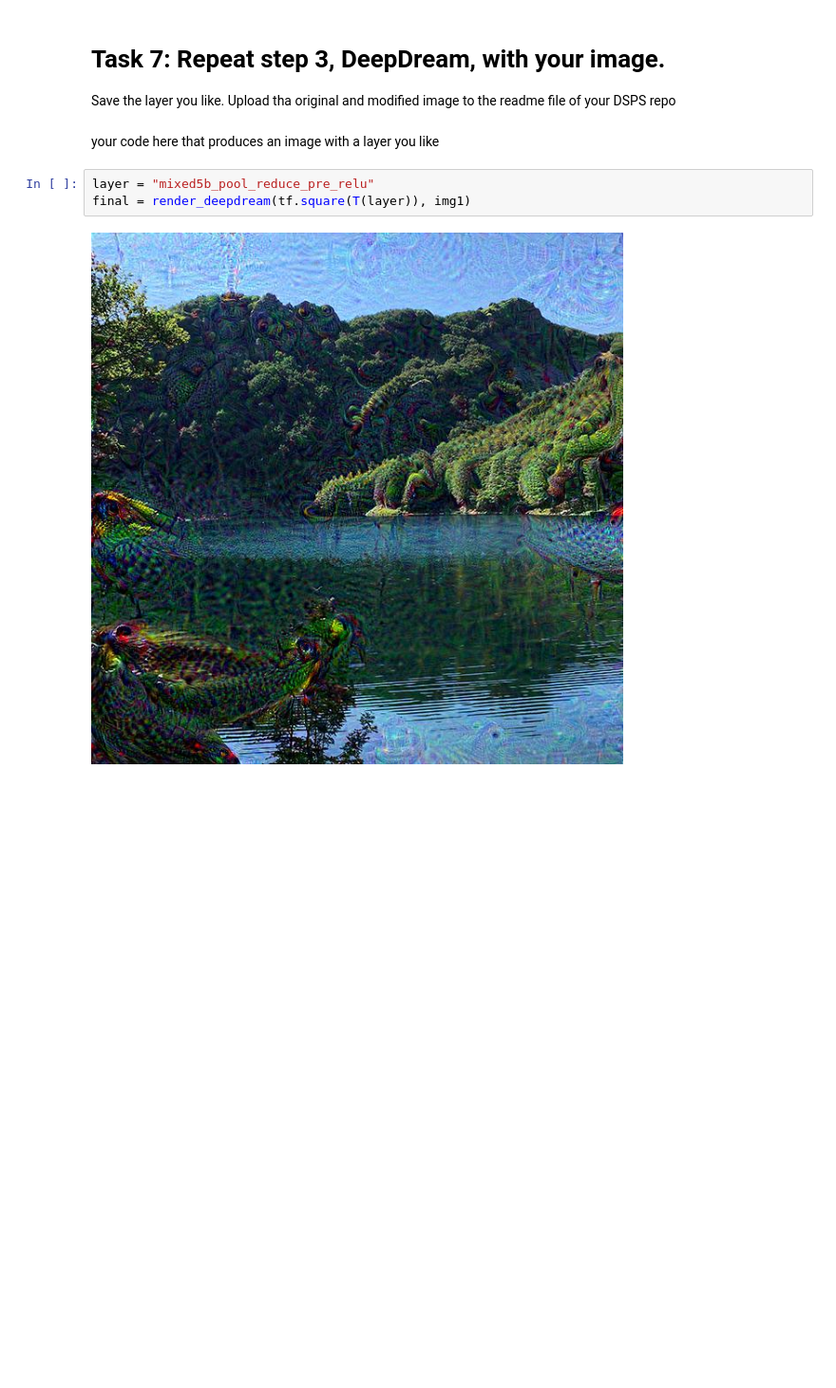
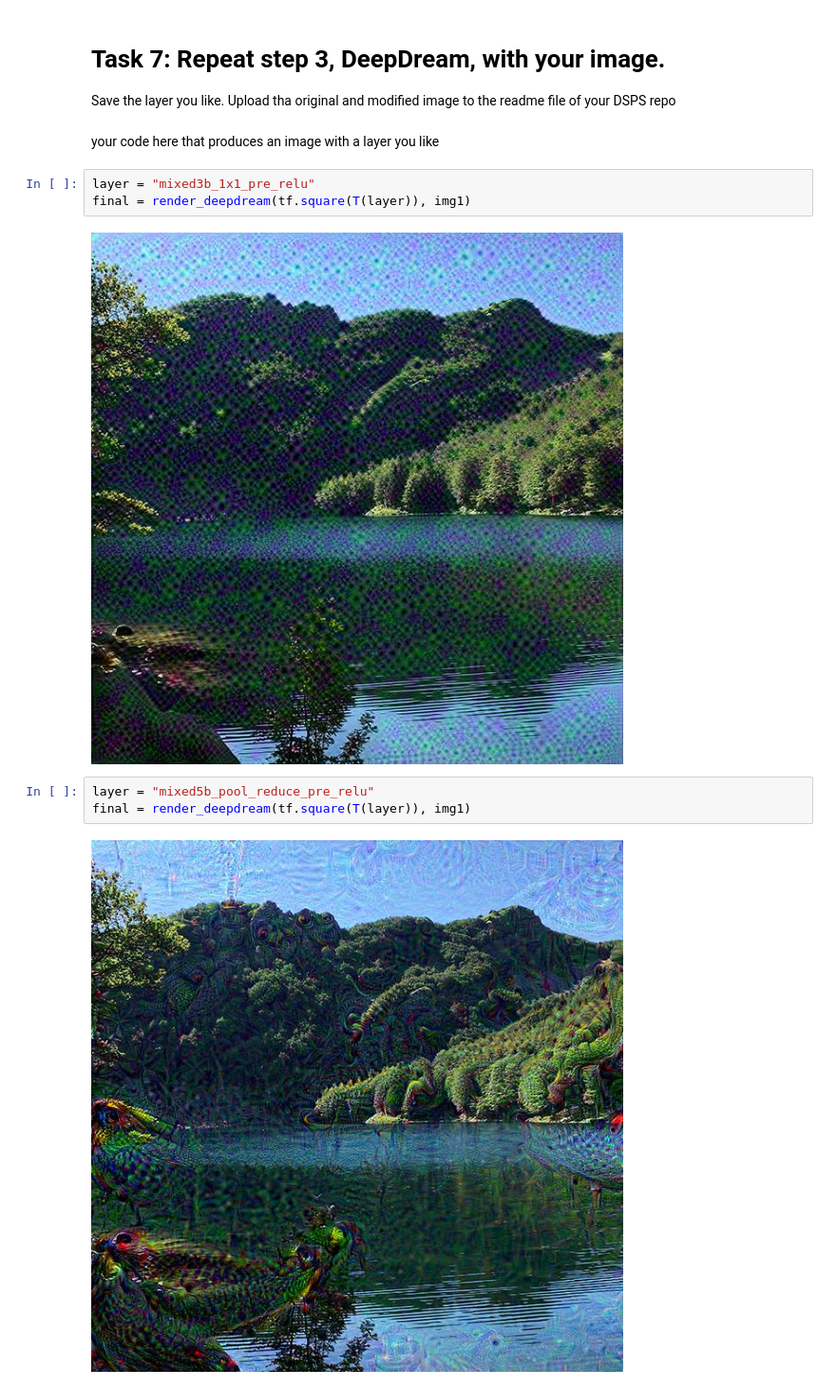
Before and after one commit to massimocipressi/MLPNS_MCipressi, a Jupyter notebook: DeepLearning/deepdream.ipynb, the cells around one changed output. Shown at 95% size. Drawn from its saved outputs; the diff is of its cells as text; blank space fills up the shorter version.

```diff
--- a/DeepLearning/deepdream.ipynb
+++ b/DeepLearning/deepdream.ipynb
@@ -276,6 +276,11 @@ showarray(img1)
 Save the layer you like. Upload tha original and modified image to the readme file of your DSPS repo
 # %% [markdown]
 your code here that produces an image with a layer you like
+# %%
+layer = "mixed3b_1x1_pre_relu"
+final = render_deepdream(tf.square(T(layer)), img1)
+# %% [output]
+[figure, added]
 # %%
 layer = "mixed5b_pool_reduce_pre_relu"
 final = render_deepdream(tf.square(T(layer)), img1)
```
Also changed, not shown: parts of 1 cell of this notebook.
